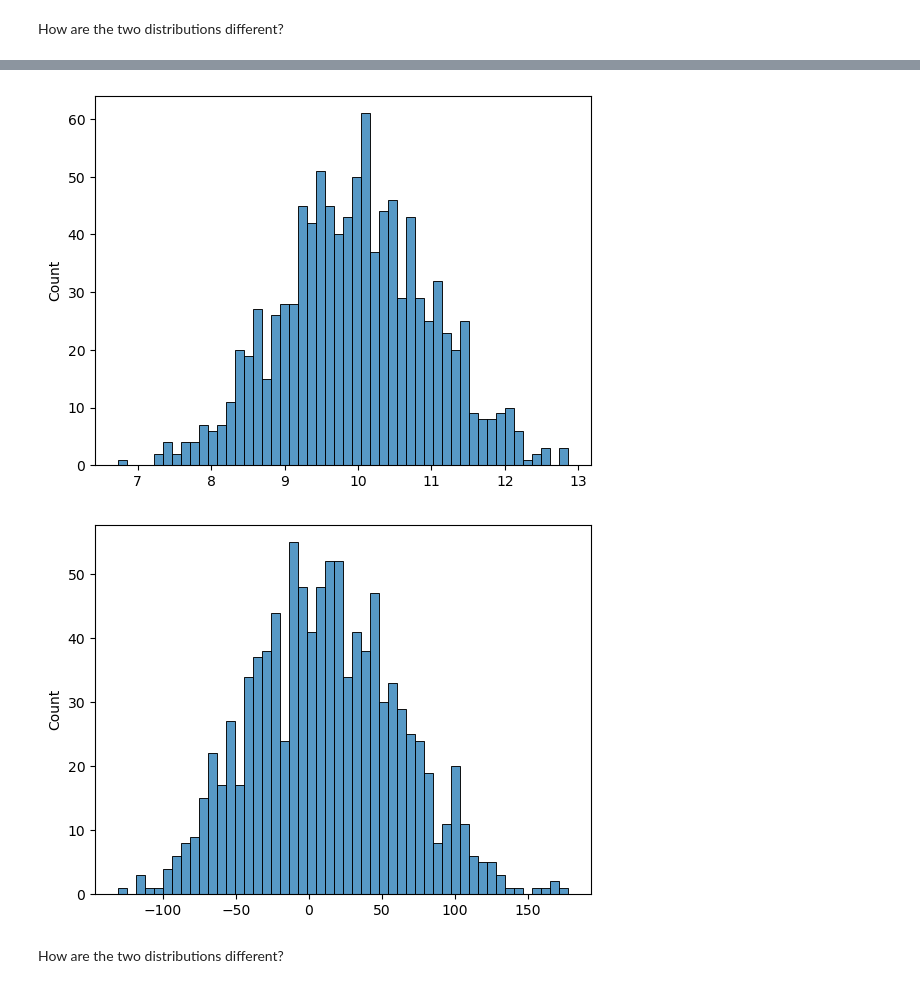
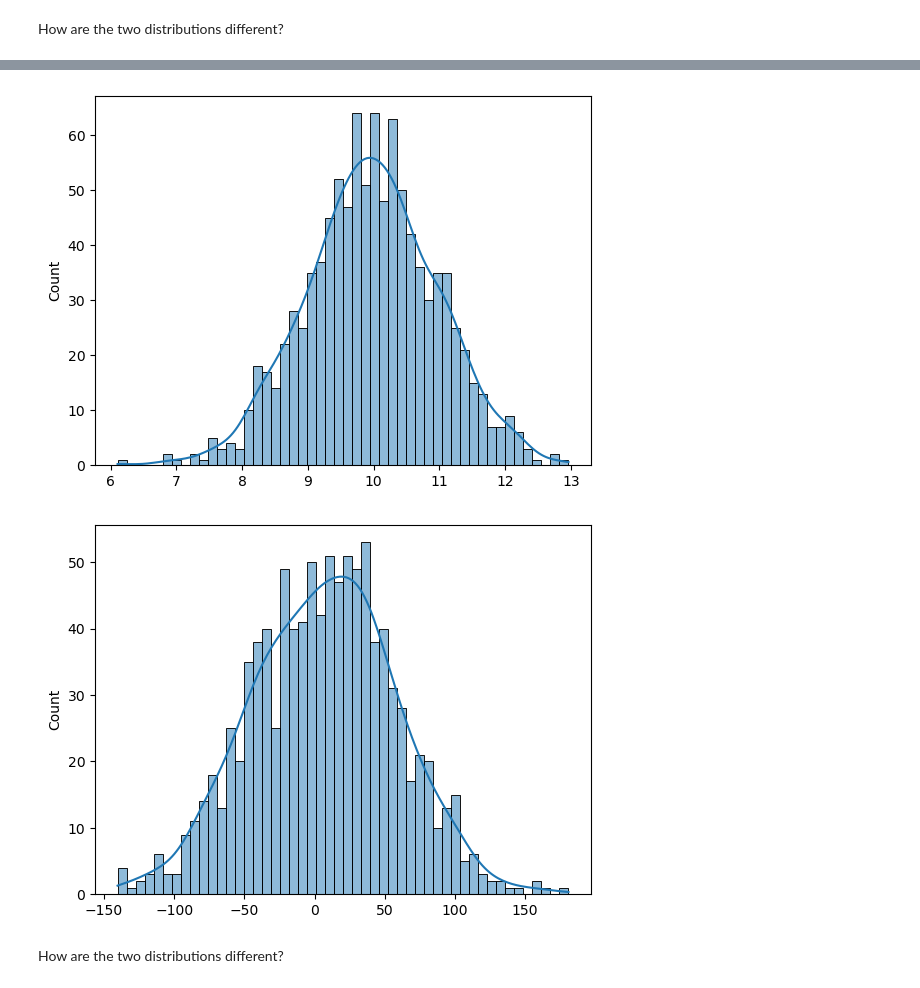
Before and after one commit to Hector1993prog/6.1-lab-continuous-probability-distributions, a Jupyter notebook: your-code/main.ipynb, the cells around one changed output, grey strips where cells are left out. Cells and saved outputs as stored; diff of their text form; code cells hidden in the pictures.

```diff
--- a/your-code/main.ipynb
+++ b/your-code/main.ipynb
@@ -100,11 +123,11 @@ array([10.11051249,  9.6253783 ,  8.79498674,  8.68672127, 10.25394675,
 # %%
-sns.histplot(data= normal_dis(10,1,1000),bins=50);
+sns.histplot(data= normal_dis(10,1,1000),bins=50, kde=True);
 # %% [output]
-[figure, old version]
+[figure, new version]
 # %%
-sns.histplot(data= normal_dis(10,50,1000), bins=50);
+sns.histplot(data= normal_dis(10,50,1000), bins=50, kde=True);
 # %% [output]
-[figure, old version]
+[figure, new version]
 # %% [markdown]
 How are the two distributions different?
 # %%
```
Also changed, not shown: parts of 15 cells of this notebook.
